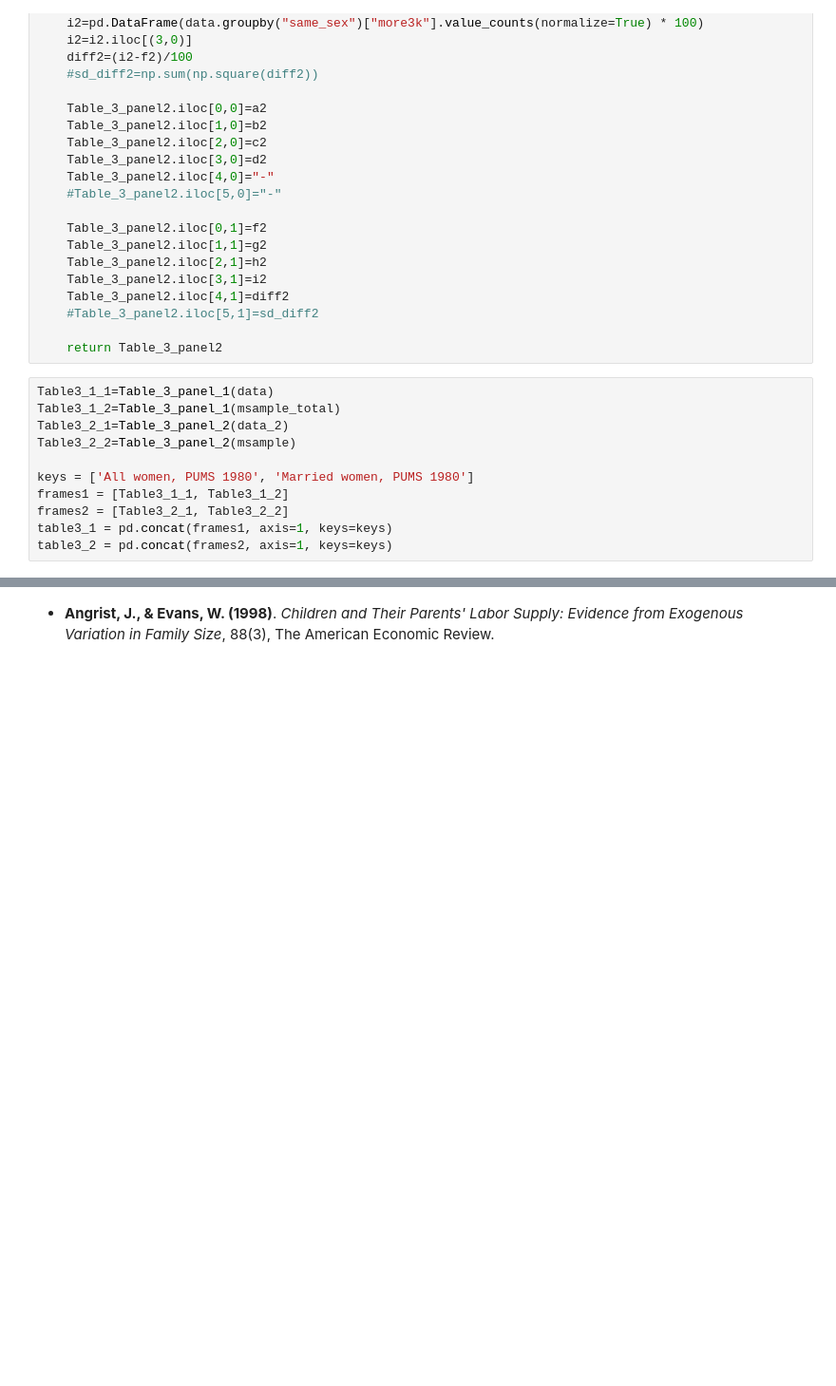
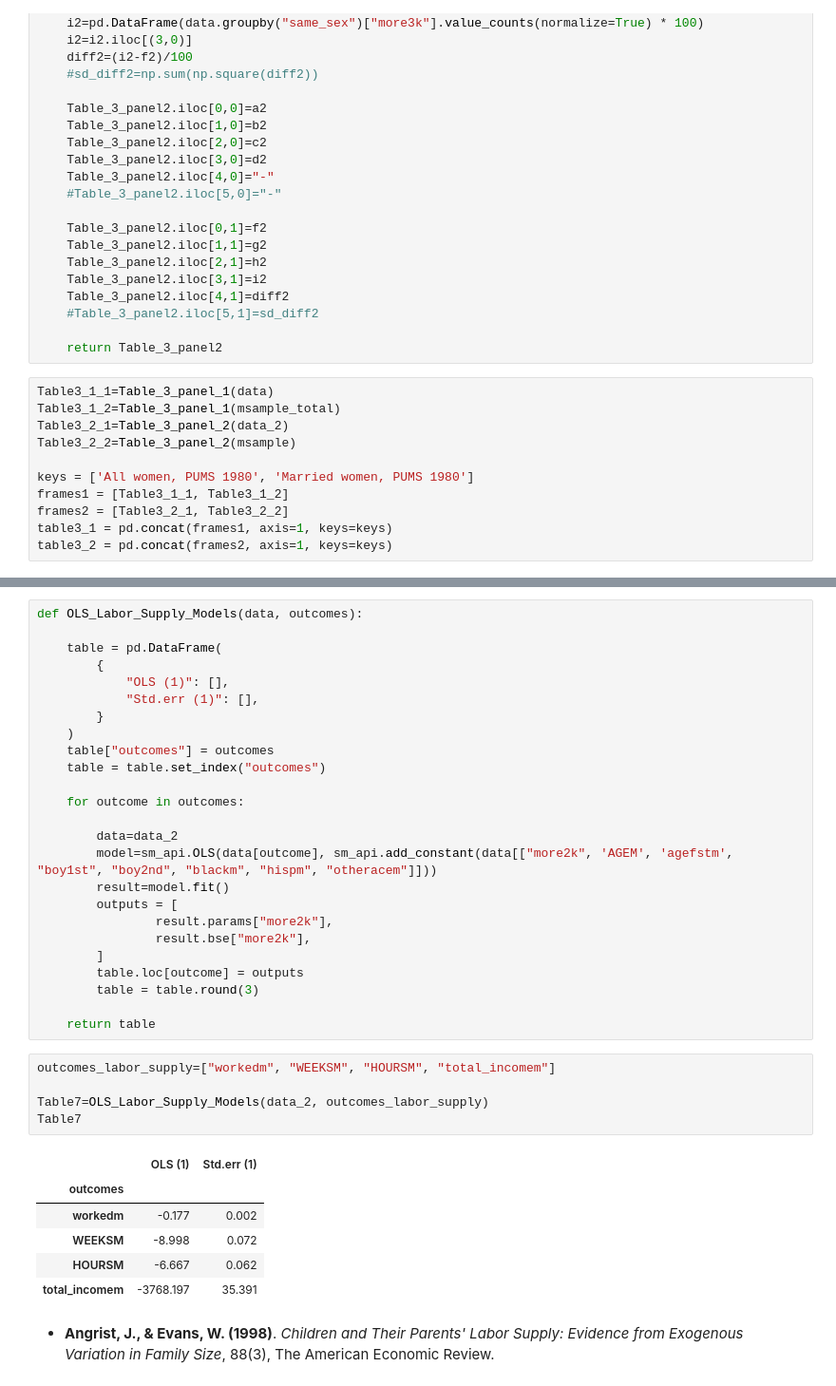
Before and after one commit to carolinalvarez/angrist-and-evans-1998-python, a Jupyter notebook: Angrist_and_Evans_1998.ipynb, the cells around one changed output, grey strips where cells are left out. Shown at 95% size. Cells and saved outputs as stored; diff of their text form; blank space fills up the shorter version.

```diff
--- a/Angrist_and_Evans_1998.ipynb
+++ b/Angrist_and_Evans_1998.ipynb
@@ -631,3 +635,40 @@ Table6
+# %%
+def OLS_Labor_Supply_Models(data, outcomes):
+
+    table = pd.DataFrame(
+        {
+            "OLS (1)": [],
+            "Std.err (1)": [],
+        }
+    )
+    table["outcomes"] = outcomes
+    table = table.set_index("outcomes")
+
+    for outcome in outcomes:
+
+        data=data_2
+        model=sm_api.OLS(data[outcome], sm_api.add_constant(data[["more2k", 'AGEM', 'agefstm', "boy1st", "boy2nd", "blackm", "hispm", "otheracem"]]))
+        result=model.fit()
+        outputs = [
+                result.params["more2k"],
+                result.bse["more2k"],
+        ]
+        table.loc[outcome] = outputs
+        table = table.round(3)
+
+    return table
+# %%
+outcomes_labor_supply=["workedm", "WEEKSM", "HOURSM", "total_incomem"]
+
+Table7=OLS_Labor_Supply_Models(data_2, outcomes_labor_supply)
+Table7
+# %% [output]
+|  | OLS (1) | Std.err (1) |
+| outcomes |  |  |
+| workedm | -0.177 | 0.002 |
+| WEEKSM | -8.998 | 0.072 |
+| HOURSM | -6.667 | 0.062 |
+| total_incomem | -3768.197 | 35.391 |
 # %% [markdown]
 * **Angrist, J., & Evans, W. (1998)**. *Children and Their Parents' Labor Supply: Evidence from Exogenous Variation in Family Size*, 88(3), The American Economic Review.
 # %% [markdown]
```
Also changed, not shown: parts of 6 cells of this notebook.
